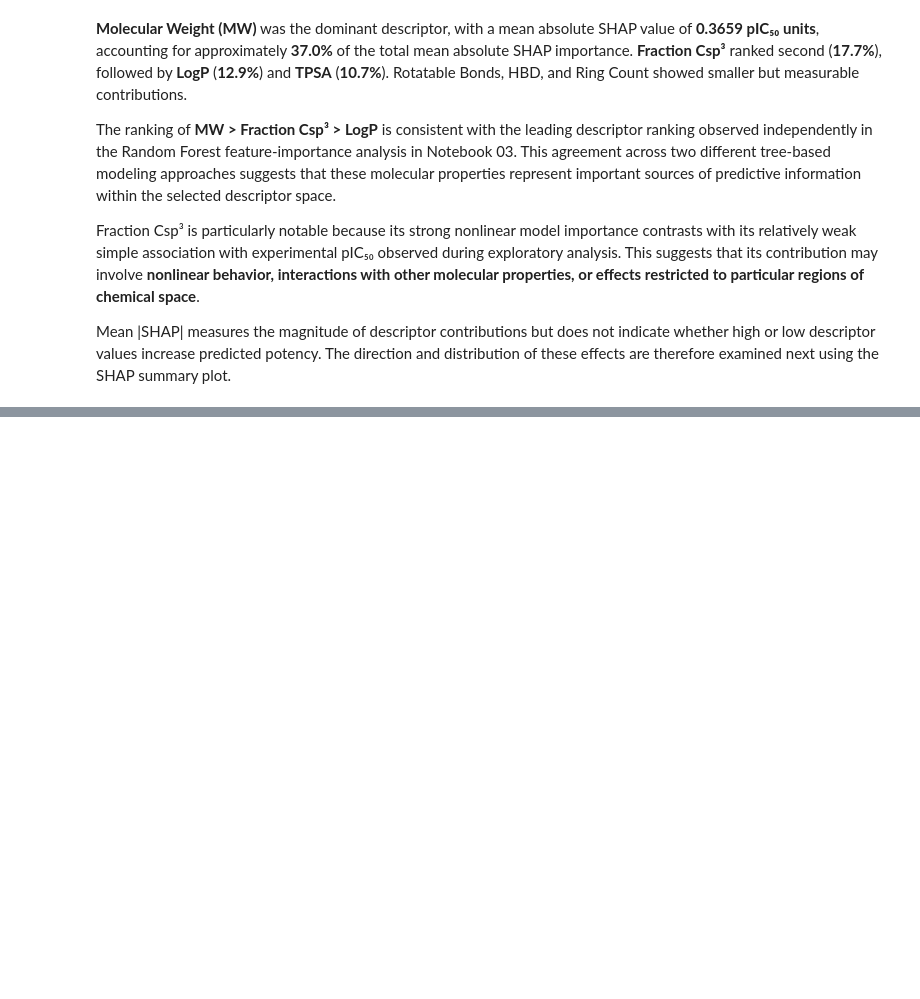
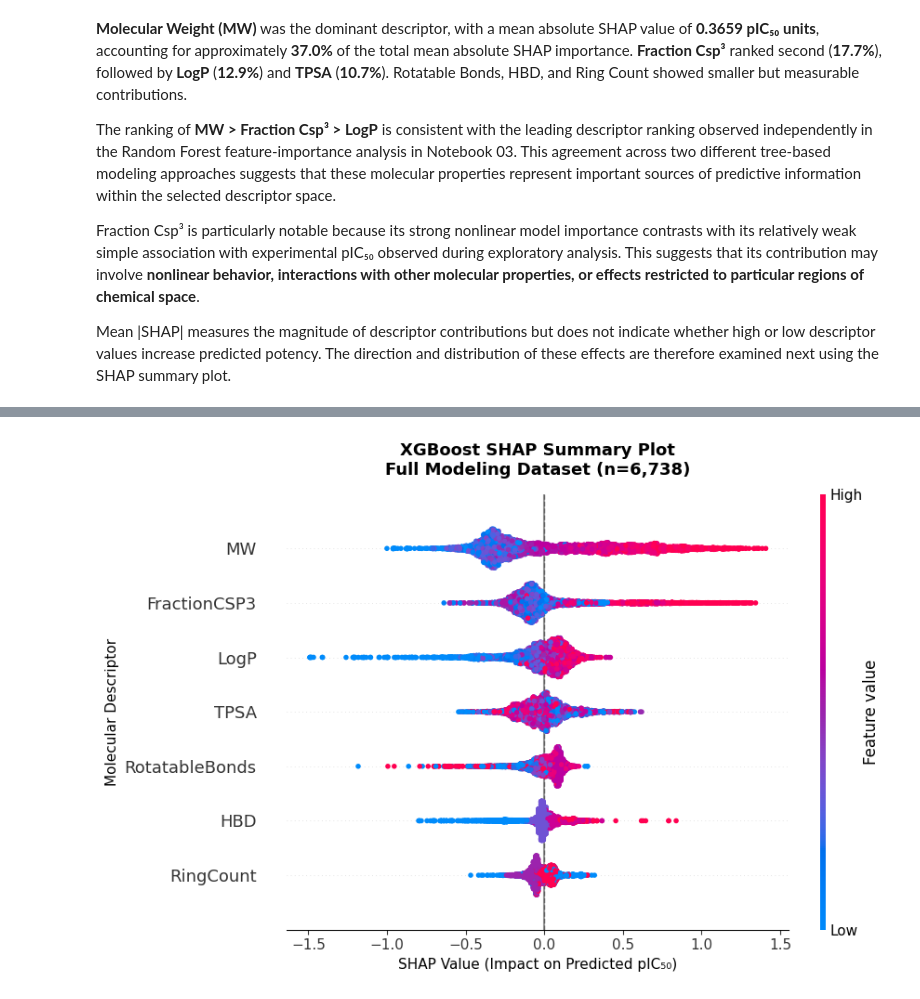
Before and after one commit to larry-xiping/nav1.7-sodium-channel-sar, a Jupyter notebook: notebooks/04_explainable_ai_shap.ipynb, the cells around one changed output, grey strips where cells are left out. Cells and saved outputs as stored; diff of their text form; code cells hidden in the pictures; blank space fills up the shorter version.

```diff
--- a/notebooks/04_explainable_ai_shap.ipynb
+++ b/notebooks/04_explainable_ai_shap.ipynb
@@ -603,0 +619,77 @@ Mean |SHAP| measures the magnitude of descriptor contributions but does not indi
+# %%
+# ============================================================
+# 3.2 SHAP Summary Plot
+# Full Modeling Dataset (n = 6,738)
+# ============================================================
+
+import shap
+import matplotlib.pyplot as plt
+
+
+# ------------------------------------------------------------
+# 1. Generate SHAP summary / beeswarm plot
+# ------------------------------------------------------------
+
+# Uses:
+# - shap_values_full calculated in Section 3.1
+# - X_full containing all 6,738 compounds
+#
+# Each point represents one compound.
+# Horizontal position = SHAP contribution to predicted pIC50
+# Color = underlying descriptor value (low → high)
+
+shap.summary_plot(
+    shap_values_full.values,
+    X_full,
+    feature_names=X_full.columns,
+    plot_type="dot",
+    max_display=7,
+    show=False,
+    plot_size=(9, 6)
+)
+
+
+# ------------------------------------------------------------
+# 2. Customize plot labels
+# ------------------------------------------------------------
+
+plt.title(
+    "XGBoost SHAP Summary Plot\n"
+    "Full Modeling Dataset (n=6,738)",
+    fontsize=13,
+    fontweight='bold',
+    pad=15
+)
+
+plt.xlabel(
+    "SHAP Value (Impact on Predicted pIC₅₀)",
+    fontsize=11
+)
+
+plt.ylabel(
+    "Molecular Descriptor",
+    fontsize=11
+)
+
+
+# ------------------------------------------------------------
+# 3. Add reference line at SHAP = 0
+# ------------------------------------------------------------
+
+plt.axvline(
+    x=0,
+    color=COLOR_TREND,
+    linestyle='--',
+    linewidth=1,
+    alpha=0.8
+)
+
+
+# ------------------------------------------------------------
+# 4. Final formatting
+# ------------------------------------------------------------
+
+plt.tight_layout()
+plt.show()
+# %% [output]
+[figure, added]
```
Also changed, not shown: parts of 9 cells of this notebook.
